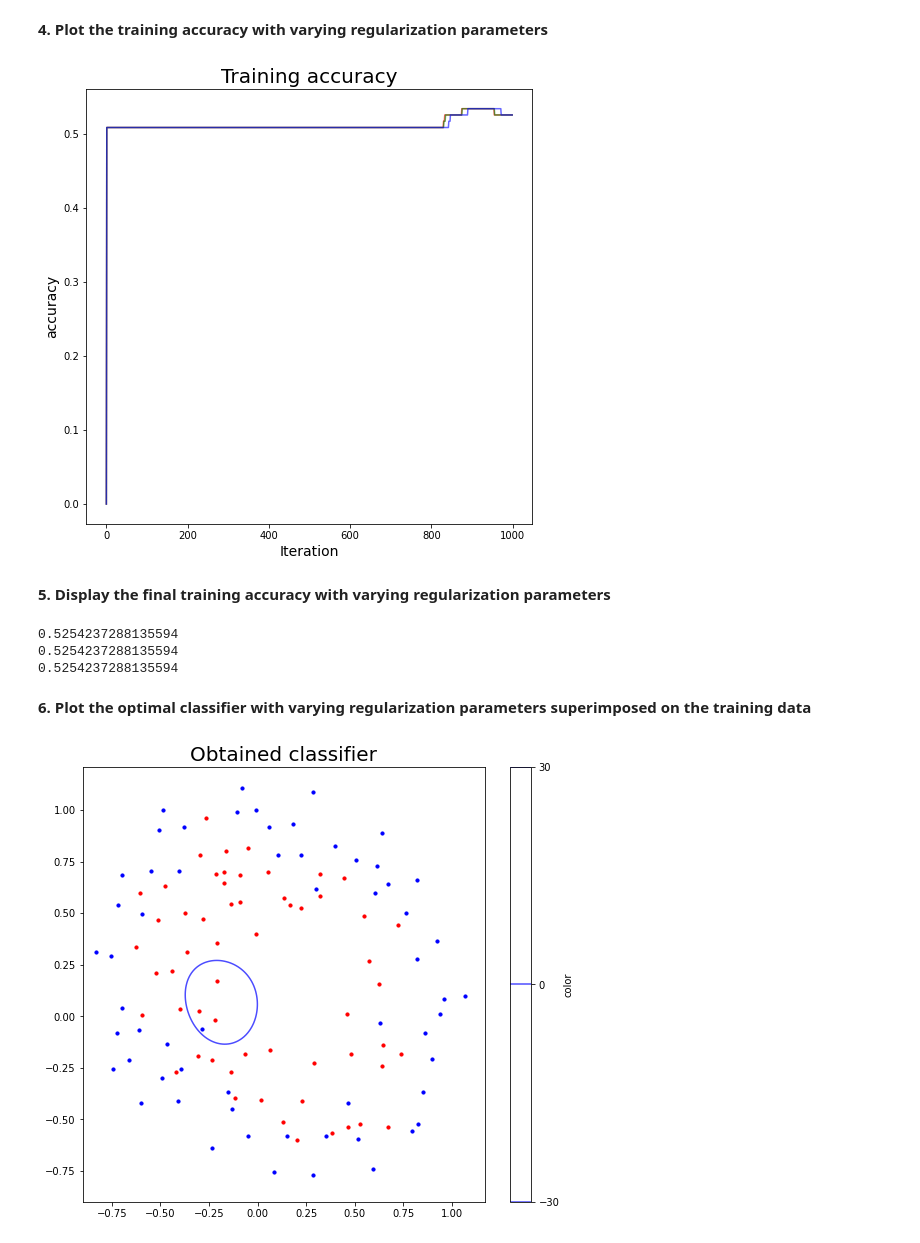
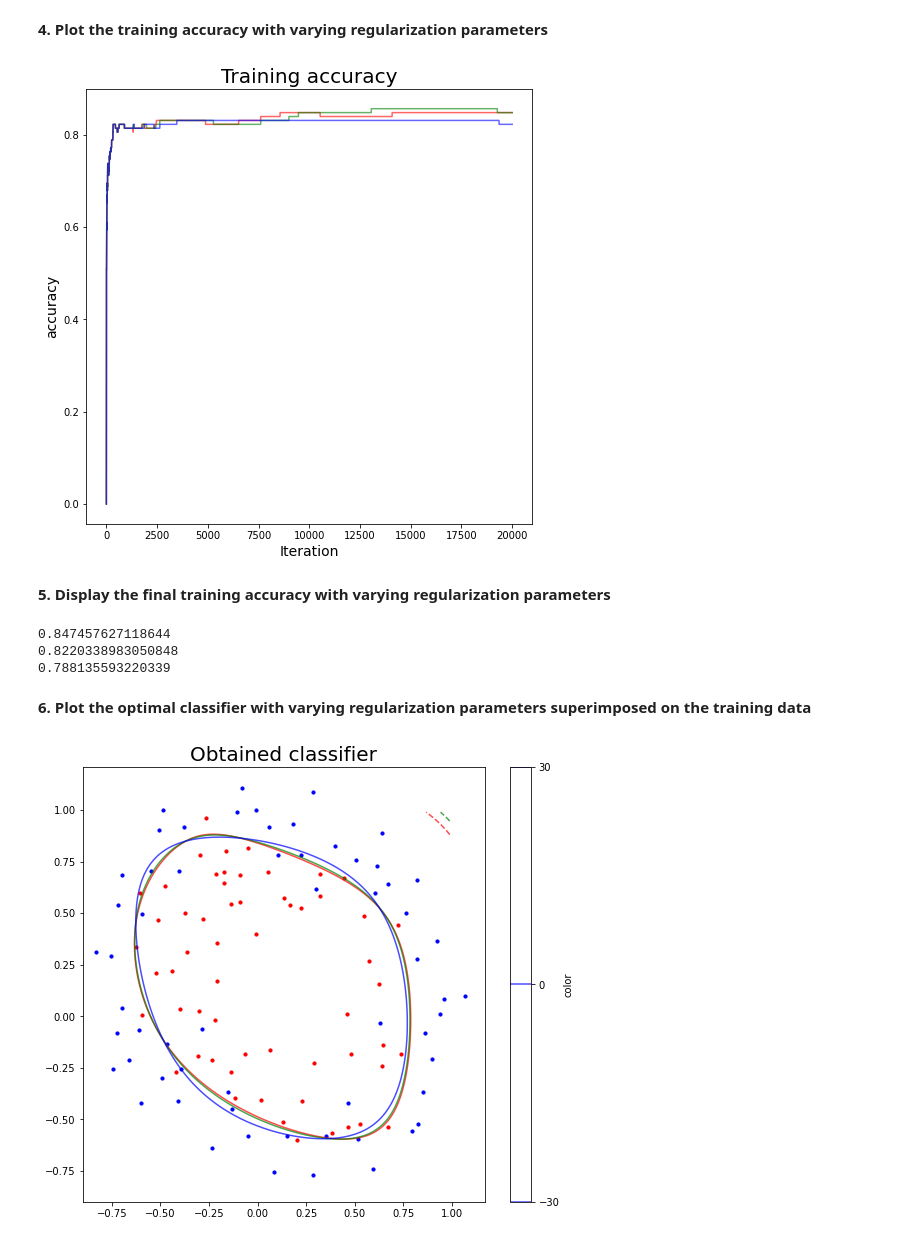
Before and after one commit to JinKim1/classMachineLearning, a Jupyter notebook: ML_assignment07.ipynb, the cells around one changed output. Cells and saved outputs as stored; diff of their text form; code cells hidden in the pictures.

Commit message:
plot the results

```diff
--- a/ML_assignment07.ipynb
+++ b/ML_assignment07.ipynb
@@ -264,8 +264,8 @@ XYg[9][9] = xg*xg*xg*xg*xg*xg*xg*xg*xg*yg*yg*yg*yg*yg*yg*yg*yg*yg
 # print(XY[0][0])
 # %%
 n_data = len(x)              # 데이터 수
-lter_num = 1000            # 반복 수
-learning_rate = 0.001         # 러닝레이트
+lter_num = 20000            # 반복 수
+learning_rate = 0.1         # 러닝레이트
 
 def s(z):
     return 1 / (1+np.exp(-z))
@@ -279,9 +279,9 @@ L2_training_accuracy = np.array(range(lter_num),dtype=float)
 L3_cost_guess = np.array(range(lter_num),dtype=float)           # 변수 저장용 배열 선언
 L3_training_accuracy = np.array(range(lter_num),dtype=float)
 # %%
-L1 = 0.001
-L2 = 0.01
-L3 = 0.1
+L1 = 0.0005
+L2 = 0.0001
+L3 = 0.0015
 
 W1 = np.zeros(100)
 W1 = W1.reshape(10,10)
@@ -423,7 +425,7 @@ plt.xlabel('Iteration',fontsize=14)
 plt.ylabel('accuracy',fontsize=14)
 plt.show()
 # %% [output]
-[figure, old version]
+[figure, new version]
 # %% [markdown]
 **5. Display the final training accuracy with varying regularization parameters**
 # %%
@@ -431,28 +433,28 @@ print(good1/n_data)
 print(good2/n_data)
 print(good3/n_data)
 # %% [output]
-0.5254237288135594
-0.5254237288135594
-0.5254237288135594
+0.847457627118644
+0.8220338983050848
+0.788135593220339
 # %% [markdown]
 **6. Plot the optimal classifier with varying regularization parameters superimposed on the training data**
 # %%
 zz1 = 0.0
 zz2 = 0.0
 zz3 = 0.0
 for a in range(0,10):
         for b in range(0,10):
             zz1 += W1[a][b]*XYg[a][b]
             zz2 += W2[a][b]*XYg[a][b]
-            zz3 += W2[a][b]*XYg[a][b]
+            zz3 += W3[a][b]*XYg[a][b]
 plt.figure(figsize=(9, 8))
 plt.contour(xg, yg,zz1,colors="r",levels=[-30,0,30],alpha=0.7,linestyles=["--","-","--"])
 plt.contour(xg, yg,zz2,colors="g",levels=[-30,0,30],alpha=0.7,linestyles=["--","-","--"])
 plt.contour(xg, yg,zz3,colors="b",levels=[-30,0,30],alpha=0.7,linestyles=["--","-","--"])
 plt.colorbar(label='color')
 plt.scatter(x_0, y_0, s=10,alpha=1, c='b')
 plt.scatter(x_1, y_1, s=10,alpha=1, c='r')
 plt.title('Obtained classifier',fontsize=20)
 plt.show()
 # %% [output]
-[figure, old version]
+[figure, new version]
```
Also changed, not shown: parts of 4 cells of this notebook.
